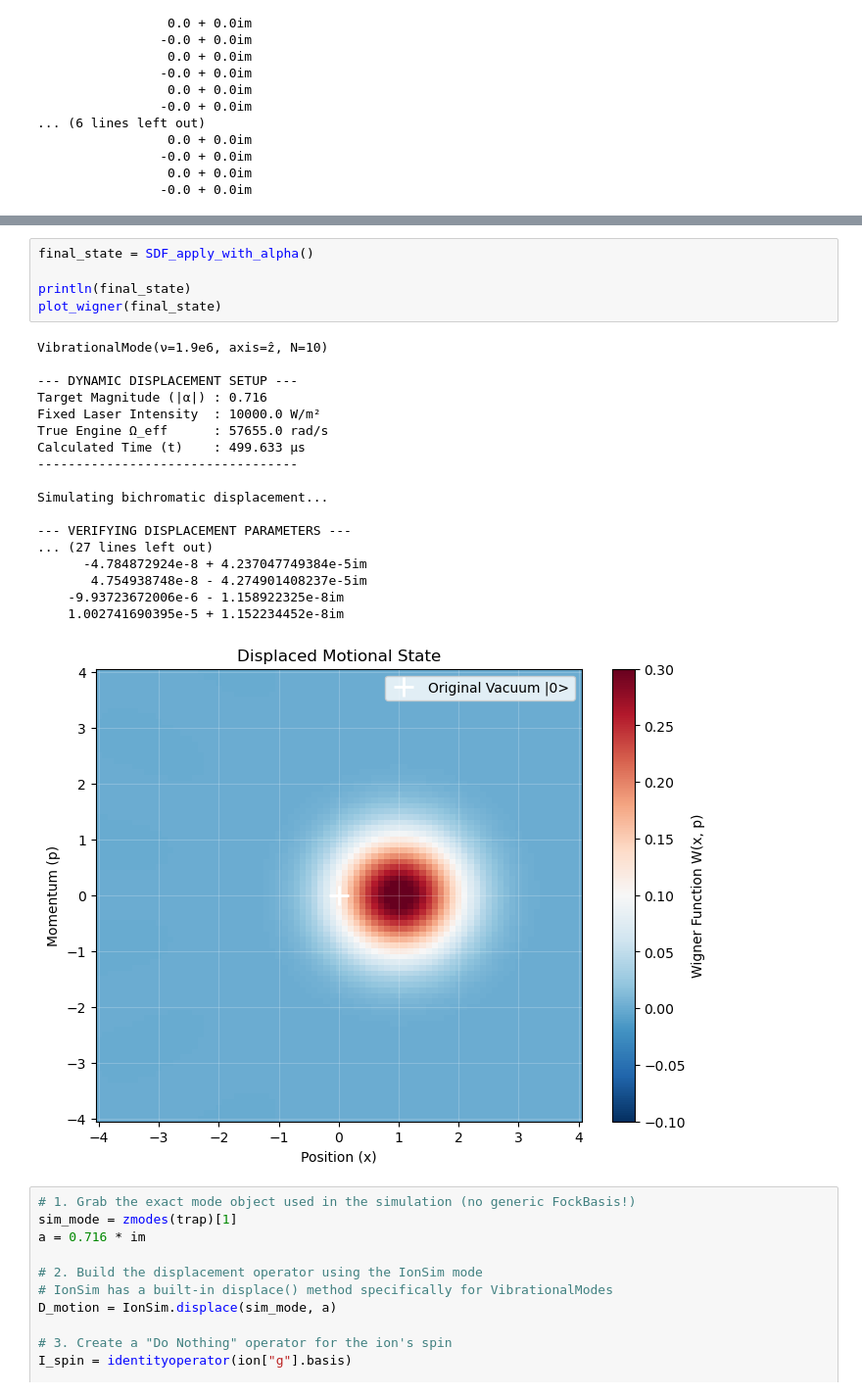
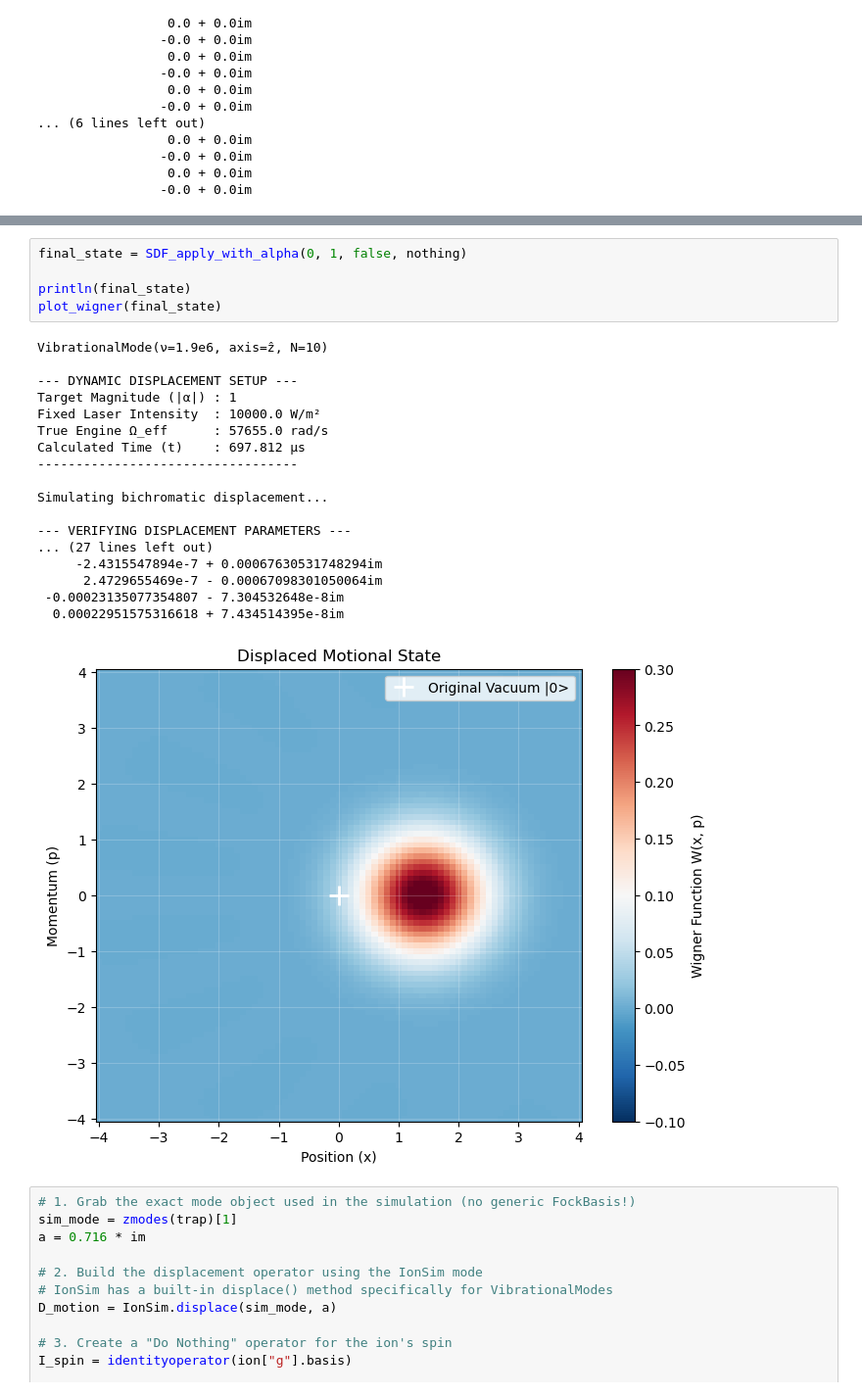
Before and after one commit to park2003/TestSQRLab, a Jupyter notebook: SDF_Strength.ipynb, the cells around one changed output, grey strips where cells are left out. Shown at 98% size. Saved outputs shown, nothing was run; the diff lists cells and outputs as text.

```diff
--- a/SDF_Strength.ipynb
+++ b/SDF_Strength.ipynb
@@ -331,27 +331,27 @@ SDF_apply_with_alpha (generic function with 5 methods)
 # %%
-final_state = SDF_apply_with_alpha()
+final_state = SDF_apply_with_alpha(0, 1, false, nothing)
 
 println(final_state)
 plot_wigner(final_state)
 # %% [output]
 VibrationalMode(ν=1.9e6, axis=ẑ, N=10)
 
 --- DYNAMIC DISPLACEMENT SETUP ---
-Target Magnitude (|α|) : 0.716
+Target Magnitude (|α|) : 1
 Fixed Laser Intensity  : 10000.0 W/m²
 True Engine Ω_eff      : 57655.0 rad/s
-Calculated Time (t)    : 499.633 μs
+Calculated Time (t)    : 697.812 μs
 ----------------------------------
 
 Simulating bichromatic displacement...
 
 --- VERIFYING DISPLACEMENT PARAMETERS ---
 ... (27 lines left out)
-      -4.784872924e-8 + 4.237047749384e-5im
-       4.754938748e-8 - 4.274901408237e-5im
-    -9.93723672006e-6 - 1.158922325e-8im
-    1.002741690395e-5 + 1.152234452e-8im
+     -2.4315547894e-7 + 0.00067630531748294im
+      2.4729655469e-7 - 0.00067098301050064im
+ -0.00023135077354807 - 7.304532648e-8im
+  0.00022951575316618 + 7.434514395e-8im
-[figure, old version]
+[figure, new version]
 # %%
 # 1. Grab the exact mode object used in the simulation (no generic FockBasis!)
 sim_mode = zmodes(trap)[1]
```
Also changed, not shown: parts of 15 cells of this notebook.
